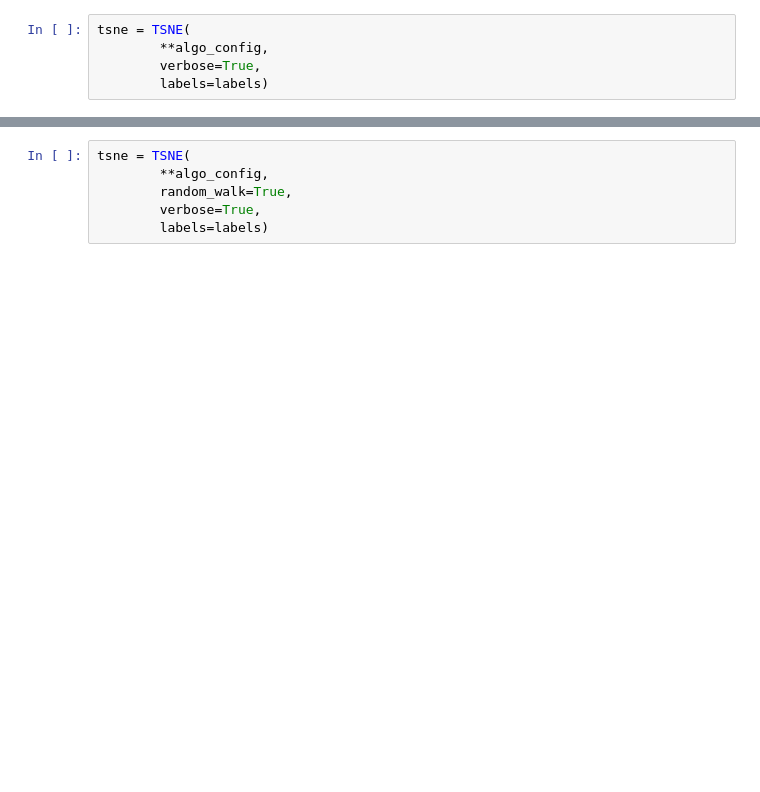
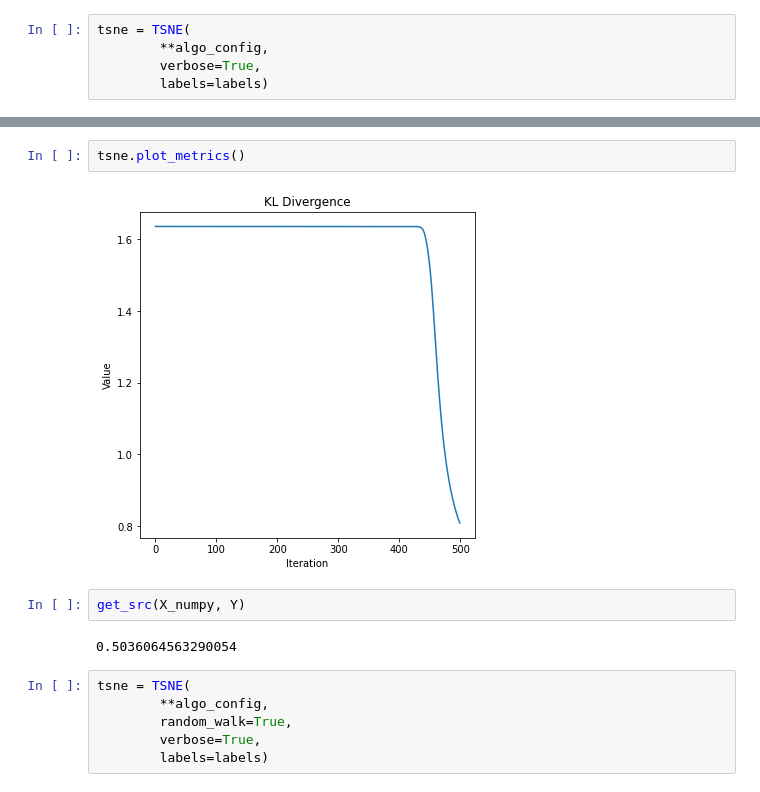
Before and after one commit to just1ce415/MMML_project, a Jupyter notebook: tsne_demo.ipynb, the cells around one changed output, grey strips where cells are left out. Saved outputs shown, nothing was run; the diff lists cells and outputs as text; blank space fills up the shorter version.

```diff
--- a/tsne_demo.ipynb
+++ b/tsne_demo.ipynb
@@ -117,3 +144,11 @@ plt.show()
+# %%
+tsne.plot_metrics()
+# %% [output]
+[figure, added]
+# %%
+get_src(X_numpy, Y)
+# %% [output]
+0.5036064563290054
 # %%
 tsne = TSNE(
         **algo_config,
```
Also changed, not shown: parts of 8 cells of this notebook.
